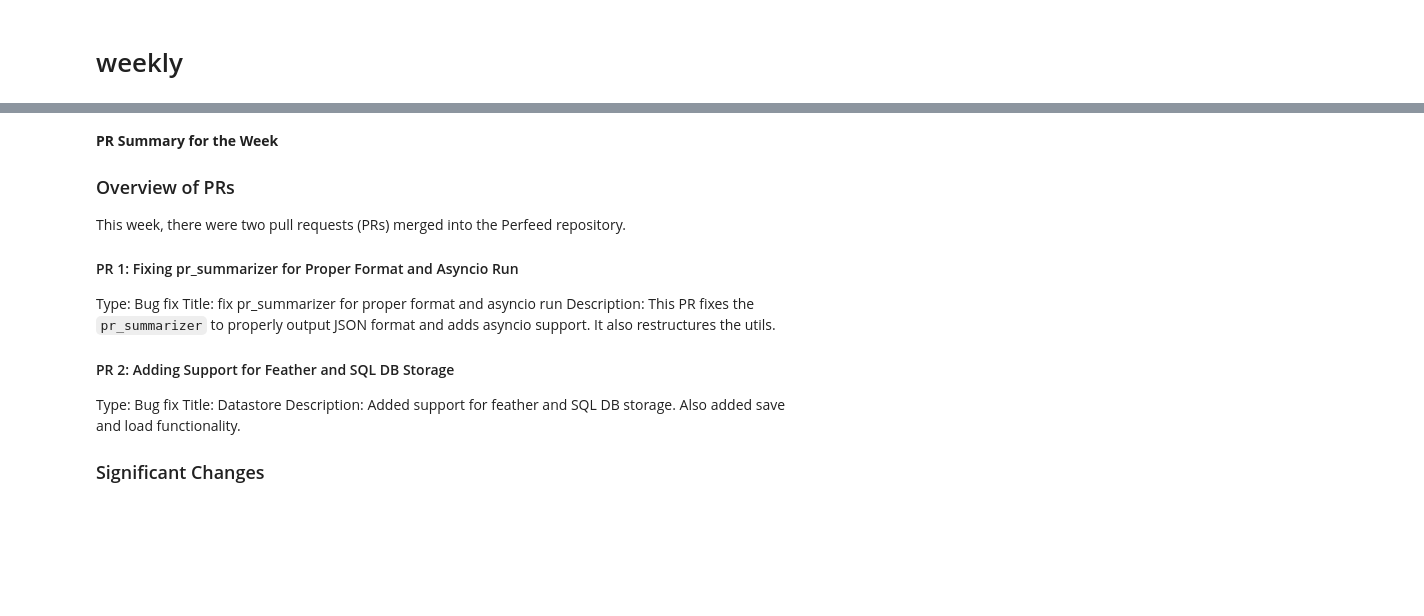
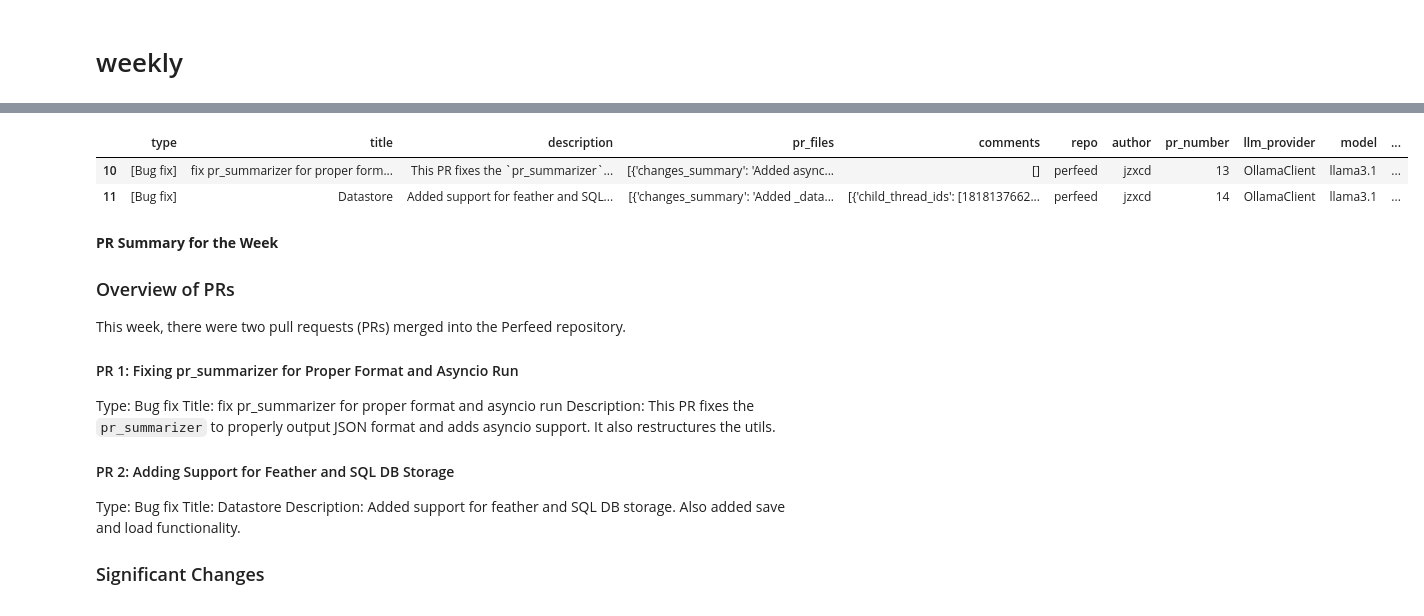
Before and after one commit to Perfeed/Perfeed, a Jupyter notebook: perfeed/notebooks/weekly_summary_demo.ipynb, the cells around one changed output, grey strips where cells are left out. Saved outputs shown, nothing was run; the diff lists cells and outputs as text; code cells hidden in the pictures; blank space fills up the shorter version.

```diff
--- a/perfeed/notebooks/weekly_summary_demo.ipynb
+++ b/perfeed/notebooks/weekly_summary_demo.ipynb
@@ -73,9 +120,12 @@ json.loads(pr_summary.model_dump_json())
 # %% [markdown]
 # weekly
 # %%
+model_name = "llama3.1"
+llm = OllamaClient(model_name)
+
 summarizer = PRSummarizer(
     GithubProvider("Perfeed"),
-    llm=OllamaClient("llama3.1")
+    llm=llm
 )
 fs = FeatherStorage(data_type="pr_summary", overwrite=False, append=True)
 # for pr in [11, 12, 13, 14]:
@@ -84,9 +137,21 @@ fs = FeatherStorage(data_type="pr_summary", overwrite=False, append=True)
 # %%
 df = fs.load()
-rank = df.groupby(['pr_number', 'llm_provider', 'model'])['created_at'].rank(ascending=False)
+
+# option 1: filter for the input provider/model
+df = df[(df['llm_provider'] == llm.__class__.__name__) & (df['model'] == model_name)]
+rank = df.groupby(['pr_number'])['created_at'].rank(ascending=False)
+
+# option 2: filter for the latest (regardless provider/model)
+# rank = df.groupby(['pr_number', 'llm_provider', 'model'])['created_at'].rank(ascending=False)
+
 df = df[rank==1]
 df['review_interval'] = (pd.to_datetime(df['pr_merged_at']) - pd.to_datetime(df['pr_created_at'])).dt.total_seconds() / 3600
 df = df[df['author'] == 'jzxcd']
+df
+# %% [output]
+|  | type | title | description | pr_files | comments | repo | author | pr_number | llm_provider | model | ... |
+| 10 | [Bug fix] | fix pr_summarizer for proper form... | This PR fixes the `pr_summarizer`... | [{'changes_summary': 'Added async... | [] | perfeed | jzxcd | 13 | OllamaClient | llama3.1 | ... |
+| 11 | [Bug fix] | Datastore | Added support for feather and SQL... | [{'changes_summary': 'Added _data... | [{'child_thread_ids': [1818137662... | perfeed | jzxcd | 14 | OllamaClient | llama3.1 | ... |
 # %%
 from jinja2 import Environment, StrictUndefined
 from perfeed.config_loader import settings
```
Also changed, not shown: parts of 8 cells of this notebook, 2 other files.
